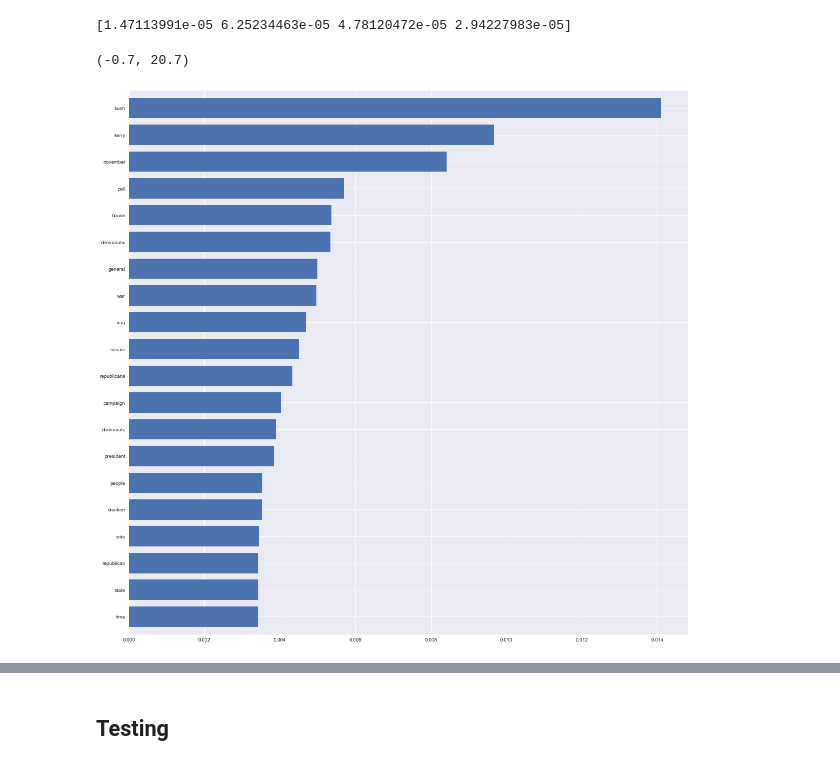
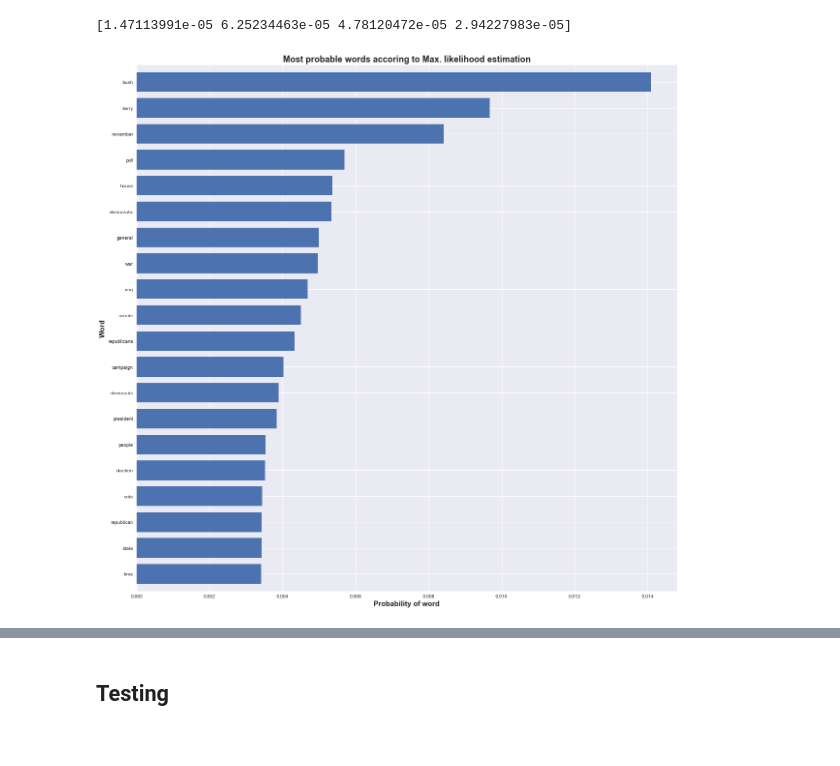
Before and after one commit to AlejandroSantorum/MPhil_MLMI_Cambridge, a Jupyter notebook: 4F13-Probabilistic_Machine_Learning/Lab/lab3/code/coursework3.ipynb, the cells around one changed output, grey strips where cells are left out. Saved outputs shown, nothing was run; the diff lists cells and outputs as text; code cells hidden in the pictures.

```diff
--- a/4F13-Probabilistic_Machine_Learning/Lab/lab3/code/coursework3.ipynb
+++ b/4F13-Probabilistic_Machine_Learning/Lab/lab3/code/coursework3.ipynb
@@ -33,31 +37,46 @@ A.shape, B.shape, V.shape
 # %% [markdown]
 #### Using A, find the maximum likelihood multinomial over words, and show the 20 largest probability items in a histogram
 # %%
-total_words = np.sum(A[:,COUNT_IND])
-betas = np.array([np.sum(A[A[:,WORDID_IND] == i][:,COUNT_IND])/total_words for i in range(len(V))])
+total_word_count = np.sum(A[:,COUNT_IND])
+betas = np.array([np.sum(A[A[:,WORDID_IND] == i][:,COUNT_IND])/total_word_count for i in range(len(V))])
 
 print(betas[:4])
 # %% [output]
 [1.47113991e-05 6.25234463e-05 4.78120472e-05 2.94227983e-05]
-# %%
-plt.style.use('seaborn')
-
-N_HIGHEST_WORDS = 20
-
-M = len(betas)
-xx = np.linspace(0, N_HIGHEST_WORDS, N_HIGHEST_WORDS)
-plt.figure(figsize=(N_HIGHEST_WORDS, N_HIGHEST_WORDS))
-
-sorted_indices = np.argsort(betas)[::-1]
-sorted_names = V[sorted_indices]
-
-printed_betas = betas[sorted_indices][:N_HIGHEST_WORDS]
-printed_names = sorted_names[:N_HIGHEST_WORDS][::-1]
-printed_names = [name[0][0] for name in printed_names]
-
-plt.barh(xx, printed_betas[::-1])
-plt.yticks(xx, labels=printed_names)
-plt.ylim([-0.7, N_HIGHEST_WORDS+0.7])
-# %% [output]
-(-0.7, 20.7)
-[figure, removed]
+# %%
+def get_sorted_params(params, vocab, N, top=True):
+    if top:
+        sorted_indices = np.argsort(params)[::-1]
+        sorted_names = vocab[sorted_indices]
+        ret_names = sorted_names[:N][::-1]
+        ret_params = params[sorted_indices][:N][::-1]
+    else:
+        sorted_indices = np.argsort(params)
+        sorted_names = vocab[sorted_indices]
+        ret_names = sorted_names[:N]
+        ret_params = params[sorted_indices][:N]
+
+    ret_names = [name[0][0] for name in ret_names] # due to vocabulary struct
+    return ret_params, ret_names
+# %%
+def plot_barh(probs, names, N, title=None):
+    plt.style.use('seaborn')
+    xx = np.linspace(0, N, N)
+    plt.figure(figsize=(N, N))
+
+    plt.barh(xx, probs)
+    plt.yticks(xx, labels=names)
+    plt.ylim([-0.7, N+0.7])
+
+    plt.ylabel("Word", fontweight="bold", fontsize=15)
+    plt.xlabel("Probability of word", fontweight="bold", fontsize=15)
+    if title:
+        plt.title(title, fontweight="bold", fontsize=18)
+# %%
+n = 20
+
+printed_betas, printed_names = get_sorted_params(betas, V, N=n, top=True)
+
+plot_barh(printed_betas, printed_names, N=n, title="Most probable words accoring to Max. likelihood estimation")
+# %% [output]
+[figure, added]
```
Also changed, not shown: parts of 37 cells of this notebook, 2 other files.
